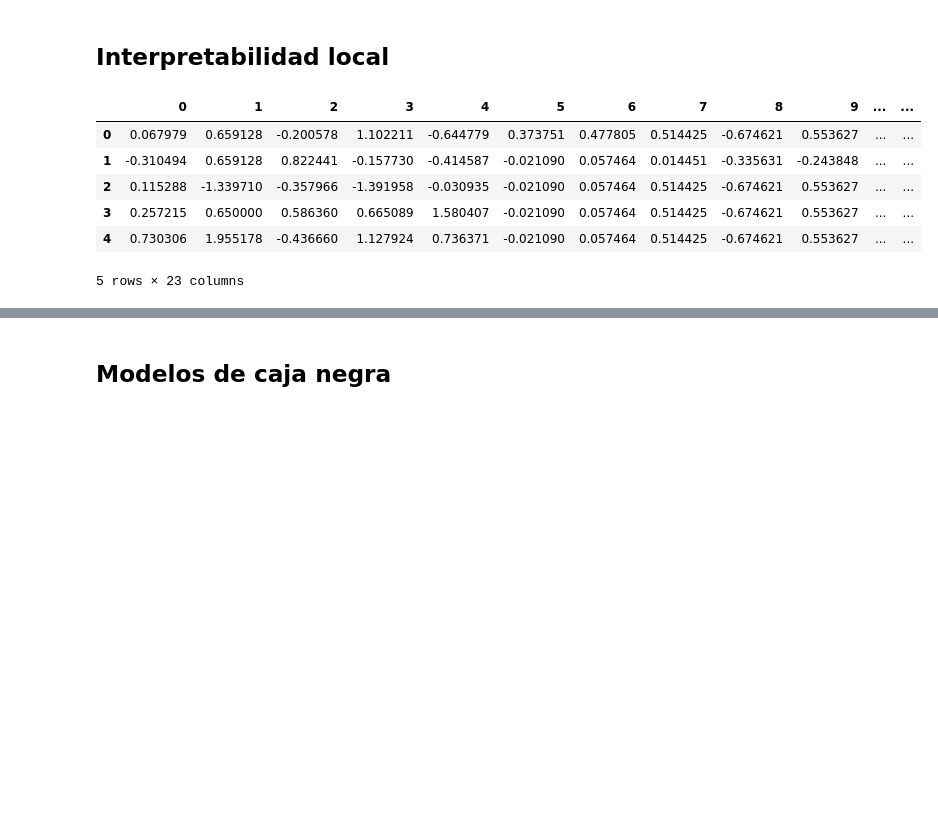
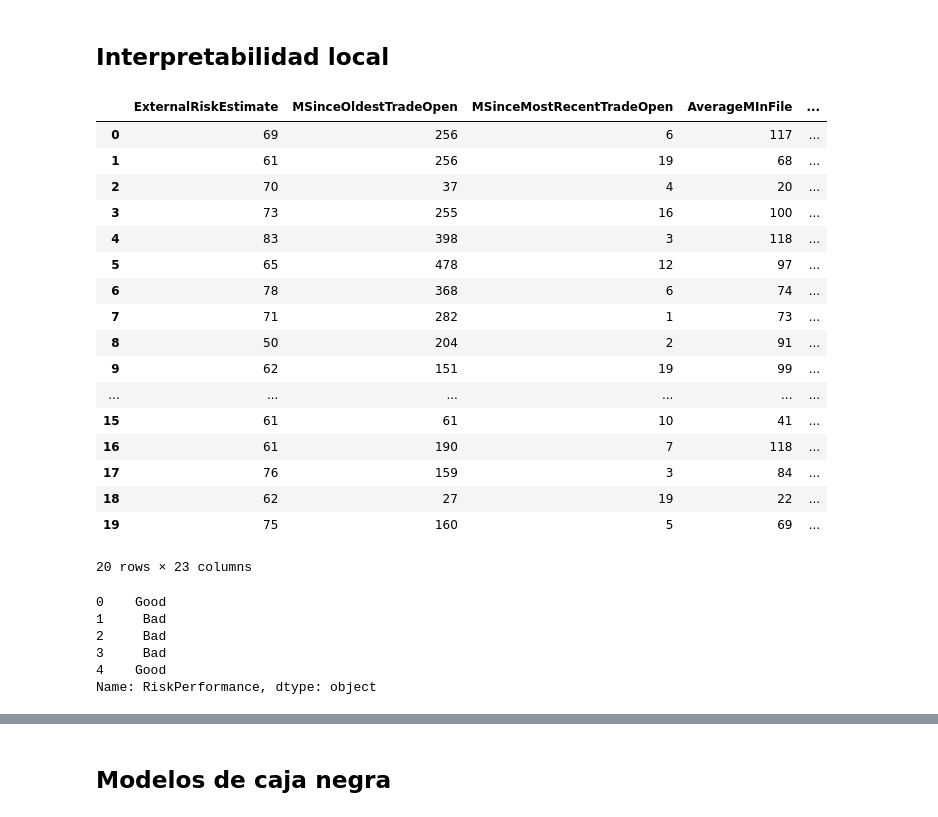
Before and after one commit to dahermar/IAExplicable, a Jupyter notebook: Practica1/gam.ipynb, the cells around one changed output, grey strips where cells are left out. Cells and saved outputs as stored; diff of their text form; code cells hidden in the pictures; blank space fills up the shorter version.

```diff
--- a/Practica1/gam.ipynb
+++ b/Practica1/gam.ipynb
@@ -34,13 +34,3 @@ X_validation = validation_csv[feature_cols]
 y_validation = validation_csv['RiskPerformance']
 X_test = test_csv[feature_cols]
 y_test = test_csv['RiskPerformance']
-# %%
-# Comprobar rangos de valores
-print(X_train.describe())
-
-# Normalizar los datos
-
-scaler = StandardScaler()
-X_train = pd.DataFrame(scaler.fit_transform(X_train))
-X_validation = pd.DataFrame(scaler.transform(X_validation))
-X_test = pd.DataFrame(scaler.transform(X_test))
@@ -362,13 +175,33 @@ show(ebm_global)
 # %% [markdown]
 ## Interpretabilidad local
 # %%
-X_test[:5]
+X_test[:20]
 # %% [output]
-|  | 0 | 1 | 2 | 3 | 4 | 5 | 6 | 7 | 8 | 9 | ... | ... |
-| 0 | 0.067979 | 0.659128 | -0.200578 | 1.102211 | -0.644779 | 0.373751 | 0.477805 | 0.514425 | -0.674621 | 0.553627 | ... | ... |
-| 1 | -0.310494 | 0.659128 | 0.822441 | -0.157730 | -0.414587 | -0.021090 | 0.057464 | 0.014451 | -0.335631 | -0.243848 | ... | ... |
-| 2 | 0.115288 | -1.339710 | -0.357966 | -1.391958 | -0.030935 | -0.021090 | 0.057464 | 0.514425 | -0.674621 | 0.553627 | ... | ... |
-| 3 | 0.257215 | 0.650000 | 0.586360 | 0.665089 | 1.580407 | -0.021090 | 0.057464 | 0.514425 | -0.674621 | 0.553627 | ... | ... |
-| 4 | 0.730306 | 1.955178 | -0.436660 | 1.127924 | 0.736371 | -0.021090 | 0.057464 | 0.514425 | -0.674621 | 0.553627 | ... | ... |
+|  | ExternalRiskEstimate | MSinceOldestTradeOpen | MSinceMostRecentTradeOpen | AverageMInFile | ... |
+| 0 | 69 | 256 | 6 | 117 | ... |
+| 1 | 61 | 256 | 19 | 68 | ... |
+| 2 | 70 | 37 | 4 | 20 | ... |
+| 3 | 73 | 255 | 16 | 100 | ... |
+| 4 | 83 | 398 | 3 | 118 | ... |
+| 5 | 65 | 478 | 12 | 97 | ... |
+| 6 | 78 | 368 | 6 | 74 | ... |
+| 7 | 71 | 282 | 1 | 73 | ... |
+| 8 | 50 | 204 | 2 | 91 | ... |
+| 9 | 62 | 151 | 19 | 99 | ... |
+| ... | ... | ... | ... | ... | ... |
+| 15 | 61 | 61 | 10 | 41 | ... |
+| 16 | 61 | 190 | 7 | 118 | ... |
+| 17 | 76 | 159 | 3 | 84 | ... |
+| 18 | 62 | 27 | 19 | 22 | ... |
+| 19 | 75 | 160 | 5 | 69 | ... |
-5 rows × 23 columns
+20 rows × 23 columns
+# %%
+y_test[:5]
+# %% [output]
+0    Good
+1     Bad
+2     Bad
+3     Bad
+4    Good
+Name: RiskPerformance, dtype: object
 # %%
```
Also changed, not shown: parts of 23 cells of this notebook, 1 other file.
